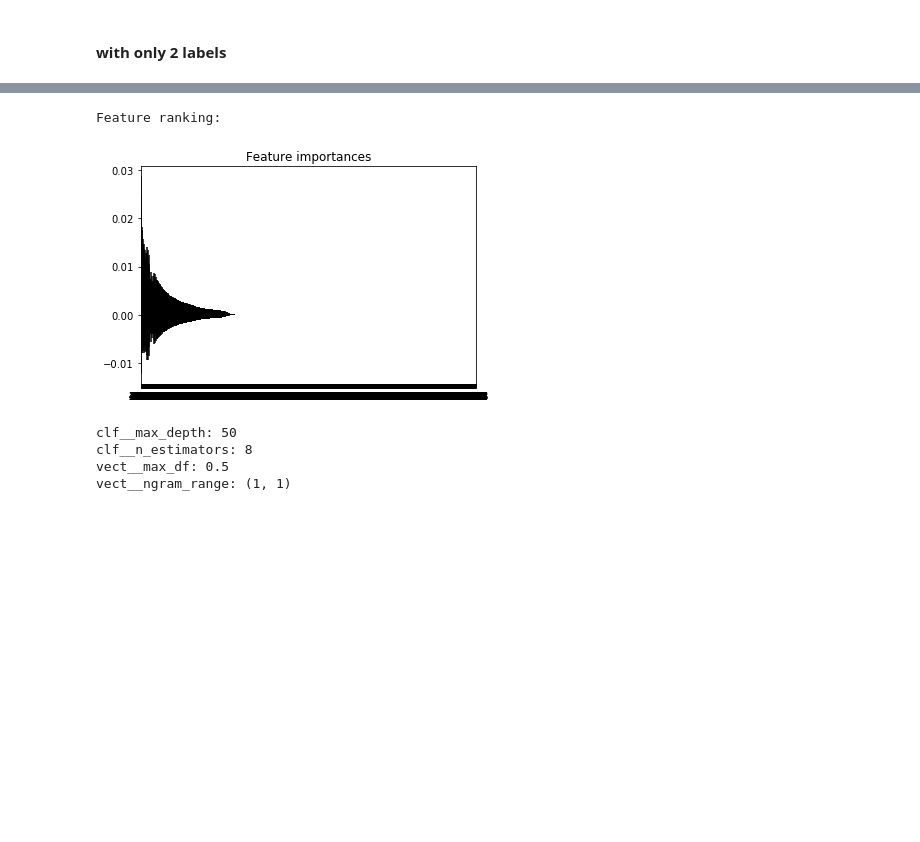
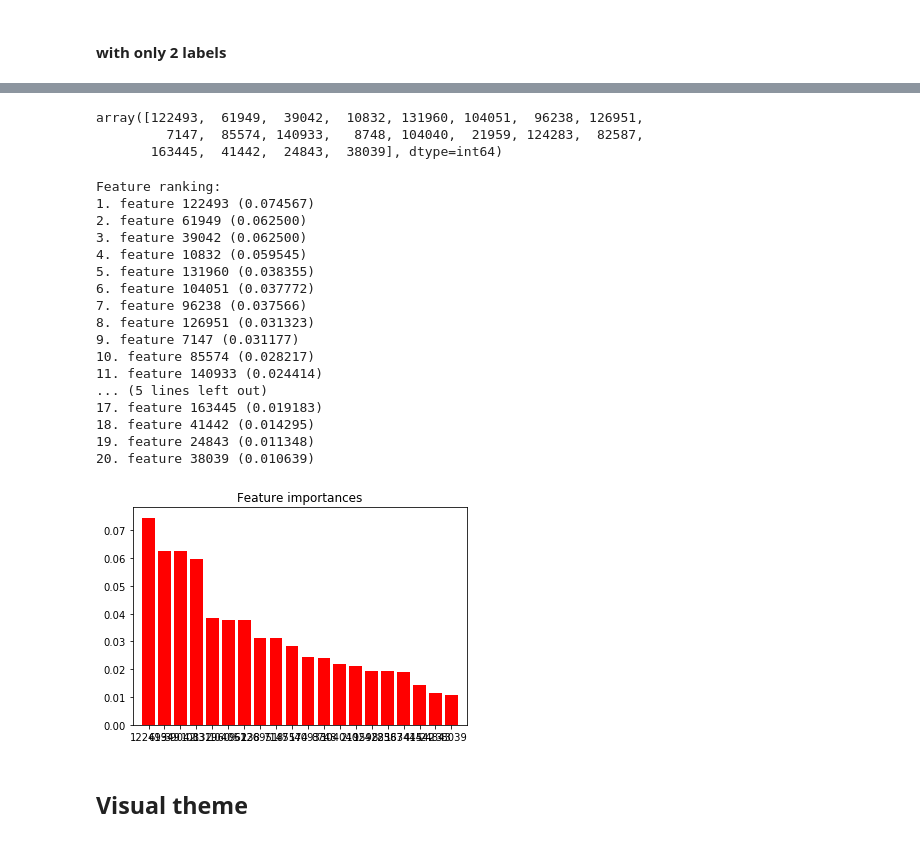
Before and after one commit to m-yaghini/ada17, a Jupyter notebook: project-master/code/data_exploration_LW.ipynb, the cells around one changed output, grey strips where cells are left out. Cells and saved outputs as stored; diff of their text form; code cells hidden in the pictures; blank space fills up the shorter version.

```diff
--- a/project-master/code/data_exploration_LW.ipynb
+++ b/project-master/code/data_exploration_LW.ipynb
@@ -209,16 +236,4 @@ y = evaluate_df.duration_class
+# %%
+X, y = generate_data_for_factor('thematicThemes')
 # %% [markdown]
 ### model selection
-# %%
-count_vect = CountVectorizer(ngram_range=(1,1))
-tfidf_transformer = TfidfTransformer()
-
-classifiers = [
-    SGDClassifier(alpha=1e-5, random_state=42),
-    svm.SVC(),
-    RandomForestClassifier(max_depth=5, n_estimators=10)
-]
-
-classifiers_name = ['SGDClassifier', 'svc', 'randomforest']
-
-X_count = count_vect.fit_transform(X)
-X_tfidf = tfidf_transformer.fit_transform(X_count)
@@ -294,35 +320,56 @@ AttributeError: 'Pipeline' object has no attribute 'features_importance'
 # %%
-RFC = RandomForestClassifier(max_depth=50, n_estimators=32)
+RFC = RandomForestClassifier( min_samples_leaf=40, n_estimators=16)
 RFC.fit(X_tfidf, y)
 feat_imp = RFC.feature_importances_
+# %%
+importances = feat_imp
+std = np.std([tree.feature_importances_ for tree in RFC.estimators_], axis=0)
+indices = np.argsort(importances)[::-1][:20]
+# %%
+indices
+# %% [output]
+array([122493,  61949,  39042,  10832, 131960, 104051,  96238, 126951,
+         7147,  85574, 140933,   8748, 104040,  21959, 124283,  82587,
+       163445,  41442,  24843,  38039], dtype=int64)
 # %%
-importances = feat_imp
-std = np.std([tree.feature_importances_ for tree in RFC.estimators_],
-             axis=0)
-indices = np.argsort(importances)[::-1]
+# Print the feature ranking
+range_ = range(len(indices))
 
-# Print the feature ranking
 print("Feature ranking:")
 
-#for f in range(X_tfidf.shape[1]):
-#    print("%d. feature %d (%f)" % (f + 1, indices[f], importances[indices[f]]))
+for f in range_:
+    print("%d. feature %d (%f)" % (f + 1, indices[f], importances[indices[f]]))
 
 # Plot the feature importances of the forest
 plt.figure()
 plt.title("Feature importances")
-plt.bar(range(X_tfidf.shape[1]), importances[indices],
-       color="r", yerr=std[indices], align="center")
-plt.xticks(range(X_tfidf.shape[1]), indices)
-plt.xlim([-1, X_tfidf.shape[1]])
+plt.bar(
+    range_,
+    importances[indices],
+    color="r",
+    #yerr=std[indices],
+    align="center")
+plt.xticks(range_, indices)
+plt.xlim([-1, len(indices)])
 plt.show()
 # %% [output]
 Feature ranking:
+1. feature 122493 (0.074567)
+2. feature 61949 (0.062500)
+3. feature 39042 (0.062500)
+4. feature 10832 (0.059545)
+5. feature 131960 (0.038355)
+6. feature 104051 (0.037772)
+7. feature 96238 (0.037566)
+8. feature 126951 (0.031323)
+9. feature 7147 (0.031177)
+10. feature 85574 (0.028217)
+11. feature 140933 (0.024414)
+... (5 lines left out)
+17. feature 163445 (0.019183)
+18. feature 41442 (0.014295)
+19. feature 24843 (0.011348)
+20. feature 38039 (0.010639)
-[figure, old version]
+[figure, new version]
-# %%
-for param_name in sorted(parameters.keys()):
-    print("%s: %r" % (param_name, gs_clf.best_params_[param_name]))
-# %% [output]
-clf__max_depth: 50
-clf__n_estimators: 8
-vect__max_df: 0.5
-vect__ngram_range: (1, 1)
+# %% [markdown]
+## Visual theme
```
Also changed, not shown: parts of 46 cells of this notebook, 2 other files.
